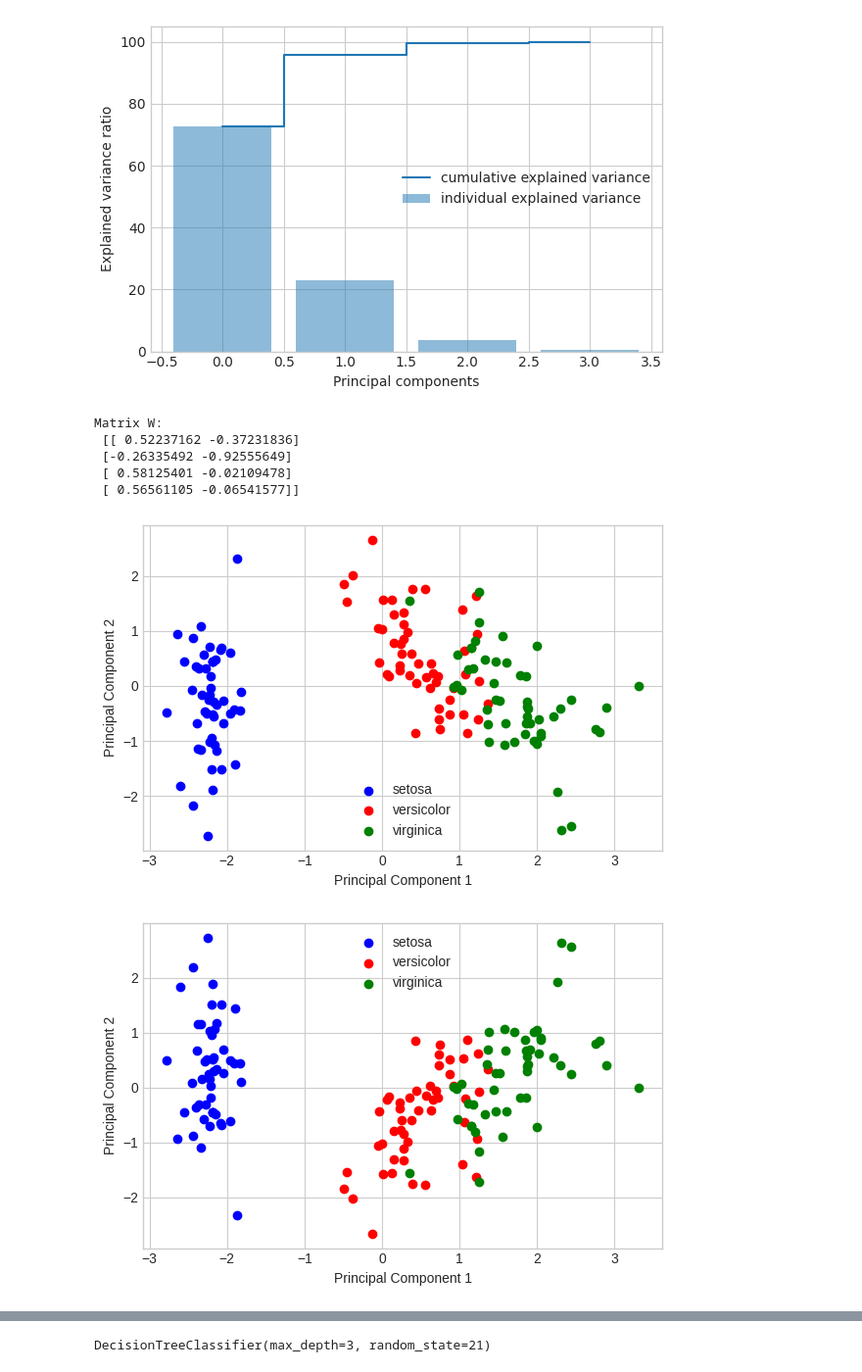
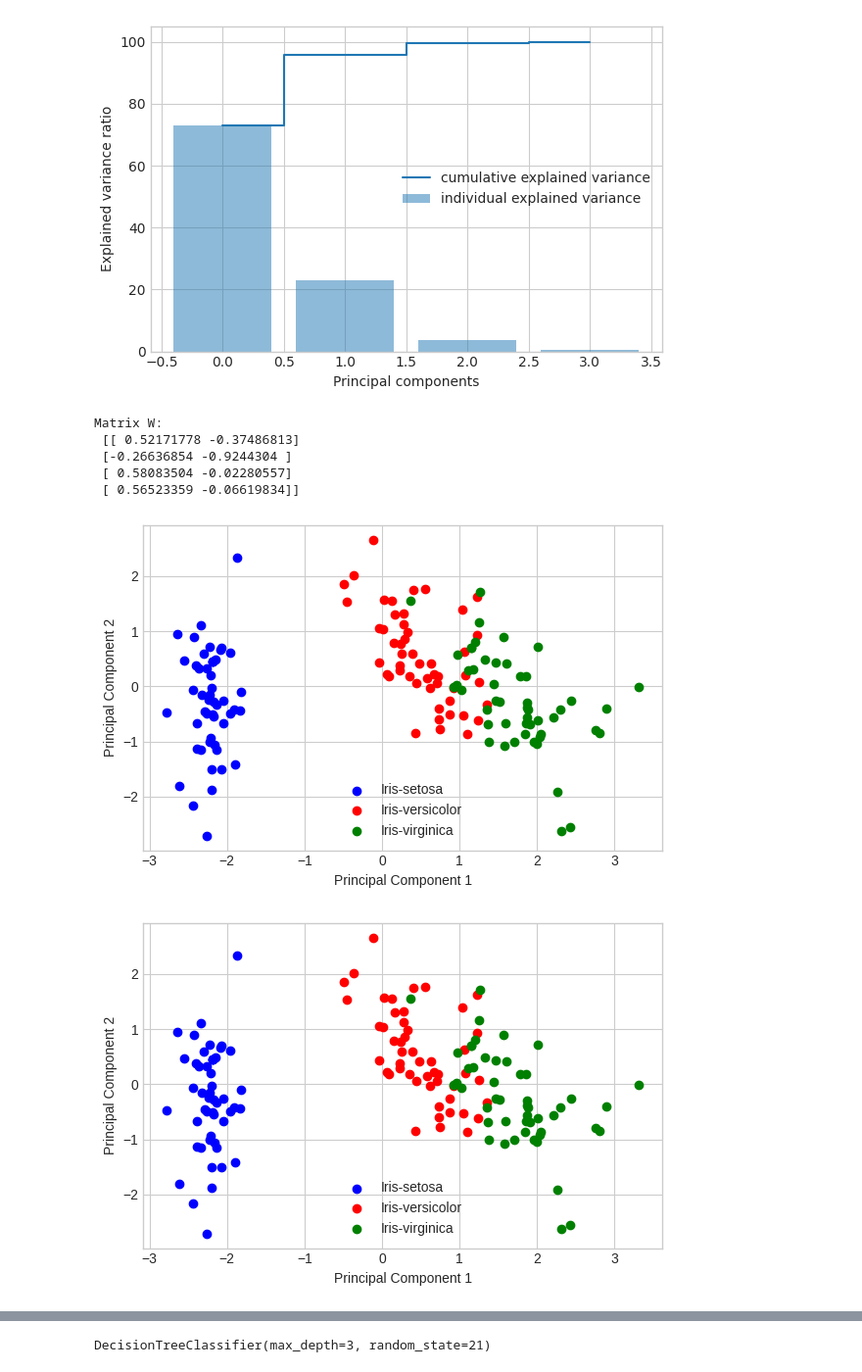
Before and after one commit to whintaaa/blogpendata, a Jupyter notebook: _sources/DT_PCA.ipynb, the cells around one changed output, grey strips where cells are left out. Shown at 98% size. Drawn from its saved outputs; the diff is of its cells as text; code cells hidden in the pictures.

```diff
--- a/_sources/DT_PCA.ipynb
+++ b/_sources/DT_PCA.ipynb
@@ -32,16 +33,16 @@ Index(['sepal_length', 'sepal_width', 'petal_length', 'petal_width',
 X=df.iloc[:,0:4].values
 y=df.iloc[:,4].values
 # %%
-label_dict={1: 'setosa',
-           2: 'virginica',
-           3: 'versicolor'}
+label_dict={1: 'Iris-setosa',
+           2: 'Iris-virginica',
+           3: 'Iris-versicolor'}
 feature_dict={0: 'sepal_length',1: 'sepal_width',2: 'petal_length',3: 'petal_width'}
 
 with plt.style.context('seaborn-whitegrid'):
     plt.figure(figsize=(8,6))
     for i in range(4):
         plt.subplot(2,2,i+1)
-        for lab in ('setosa','virginica','versicolor'):
+        for lab in ('Iris-setosa','Iris-virginica','Iris-versicolor'):
             plt.hist(X[y==lab, i],
                     label=lab,
                     bins=10,
@@ -174,16 +175,16 @@ matrix_w = np.hstack((eig_pairs[0][1].reshape(4,1),
 print('Matrix W:\n', matrix_w)
 # %% [output]
 Matrix W:
- [[ 0.52237162 -0.37231836]
- [-0.26335492 -0.92555649]
- [ 0.58125401 -0.02109478]
- [ 0.56561105 -0.06541577]]
+ [[ 0.52171778 -0.37486813]
+ [-0.26636854 -0.9244304 ]
+ [ 0.58083504 -0.02280557]
+ [ 0.56523359 -0.06619834]]
 # %%
 Y = X_std.dot(matrix_w)
 # %%
 with plt.style.context('seaborn-whitegrid'):
     plt.figure(figsize=(6, 4))
-    for lab, col in zip(('setosa', 'versicolor', 'virginica'),
+    for lab, col in zip(('Iris-setosa', 'Iris-versicolor', 'Iris-virginica'),
                         ('blue', 'red', 'green')):
         plt.scatter(Y[y==lab, 0],
                     Y[y==lab, 1],
@@ -195,7 +196,7 @@ with plt.style.context('seaborn-whitegrid'):
     plt.tight_layout()
     plt.show()
 # %% [output]
-[figure, old version]
+[figure, new version]
 # %%
 from sklearn.decomposition import PCA as sklearnPCA
 sklearn_pca = sklearnPCA(n_components=2)
@@ -203,18 +204,18 @@ Y_sklearn = sklearn_pca.fit_transform(X_std)
 # %%
 with plt.style.context('seaborn-whitegrid'):
     plt.figure(figsize=(6, 4))
-    for lab, col in zip(('setosa', 'versicolor', 'virginica'),
+    for lab, col in zip(('Iris-setosa', 'Iris-versicolor', 'Iris-virginica'),
                         ('blue', 'red', 'green')):
-        plt.scatter(Y_sklearn[y==lab, 0],
-                    Y_sklearn[y==lab, 1],
+        plt.scatter(Y[y==lab, 0],
+                    Y[y==lab, 1],
                     label=lab,
                     c=col)
     plt.xlabel('Principal Component 1')
     plt.ylabel('Principal Component 2')
-    plt.legend(loc='upper center')
+    plt.legend(loc='lower center')
     plt.tight_layout()
     plt.show()
 # %% [output]
-[figure, old version]
+[figure, new version]
 # %%
 data=pd.DataFrame(Y_sklearn)
```
Also changed, not shown: parts of 27 cells of this notebook, 10 other files.
